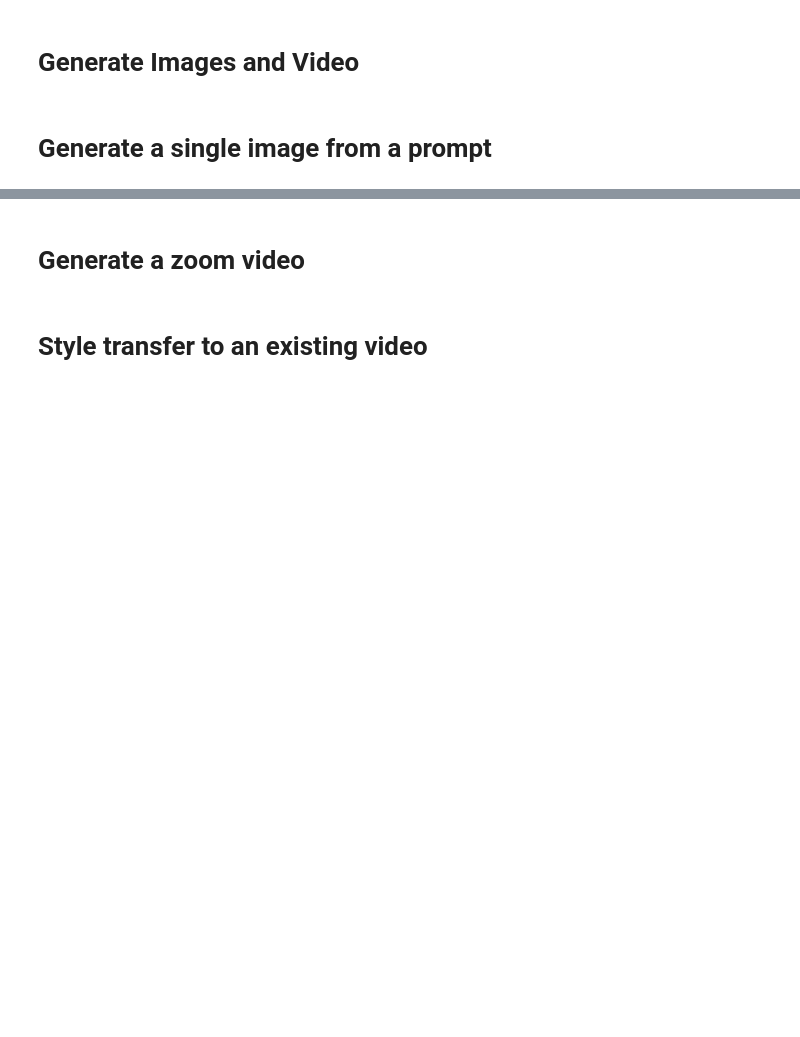
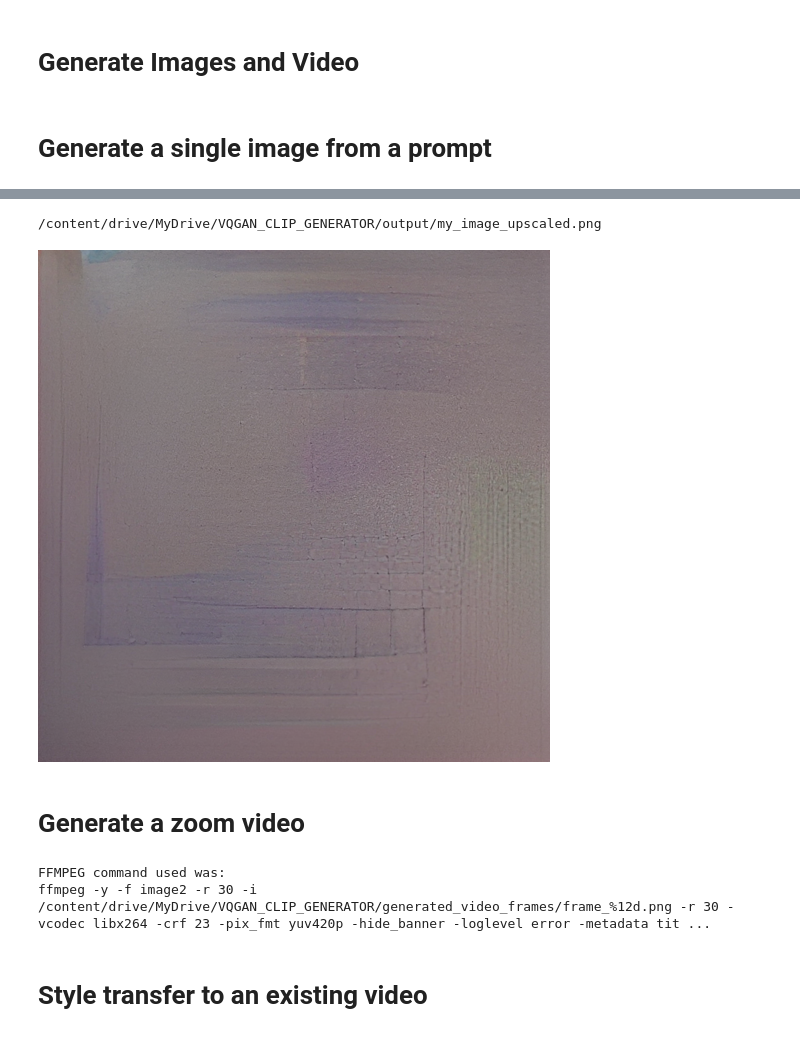
Before and after one commit to rkhamilton/vqgan-clip-generator, a Jupyter notebook: vqgan_clip_generator.ipynb, the cells around one changed output, grey strips where cells are left out. Saved outputs shown, nothing was run; the diff lists cells and outputs as text; code cells hidden in the pictures; blank space fills up the shorter version.

```diff
--- a/vqgan_clip_generator.ipynb
+++ b/vqgan_clip_generator.ipynb
@@ -162,8 +205,10 @@ Restored from /content/drive/MyDrive/VQGAN_CLIP_GENERATOR/models/vqgan_imagenet_
 #@title Upscale the image
 esrgan.inference_realesrgan(input=output_filename,
         output_images_path=output_dir,
-        face_enhance=True)
+        model_dir=models_dir,
+        face_enhance=False)
 
 upscaled_filename = os.path.splitext(output_filename)[0] + '_upscaled.png'
 print(upscaled_filename)
 display.display(display.Image(upscaled_filename))
+# %% [output]
@@ -170,3 +218,5 @@ display.display(display.Image(upscaled_filename))
+/content/drive/MyDrive/VQGAN_CLIP_GENERATOR/output/my_image_upscaled.png
+[figure, added]
 # %% [markdown]
 # **Generate a zoom video**
 # %%
@@ -226,8 +281,11 @@ esrgan.inference_realesrgan(input=generated_video_frames_path,
 video_frames_to_encode = upscaled_video_frames_path
 # %%
 #@title Encode the video frames to MP4
-video_tools.encode_video(output_file=final_video_filename,
-        path_to_stills=video_frames_to_encode,
-        metadata_title=text_prompts,
-        metadata_comment=metadata_comment,
-        input_framerate=video_framerate)
+video_tools.encode_video(output_file=output_file_path,
+                         path_to_stills=video_frames_to_encode,
+                         metadata_title=text_prompts,
+                         metadata_comment=metadata_comment,
+                         input_framerate=video_framerate)
+# %% [output]
+FFMPEG command used was:
+ffmpeg -y -f image2 -r 30 -i /content/drive/MyDrive/VQGAN_CLIP_GENERATOR/generated_video_frames/frame_%12d.png -r 30 -vcodec libx264 -crf 23 -pix_fmt yuv420p -hide_banner -loglevel error -metadata tit ...
```
Also changed, not shown: parts of 30 cells of this notebook.
